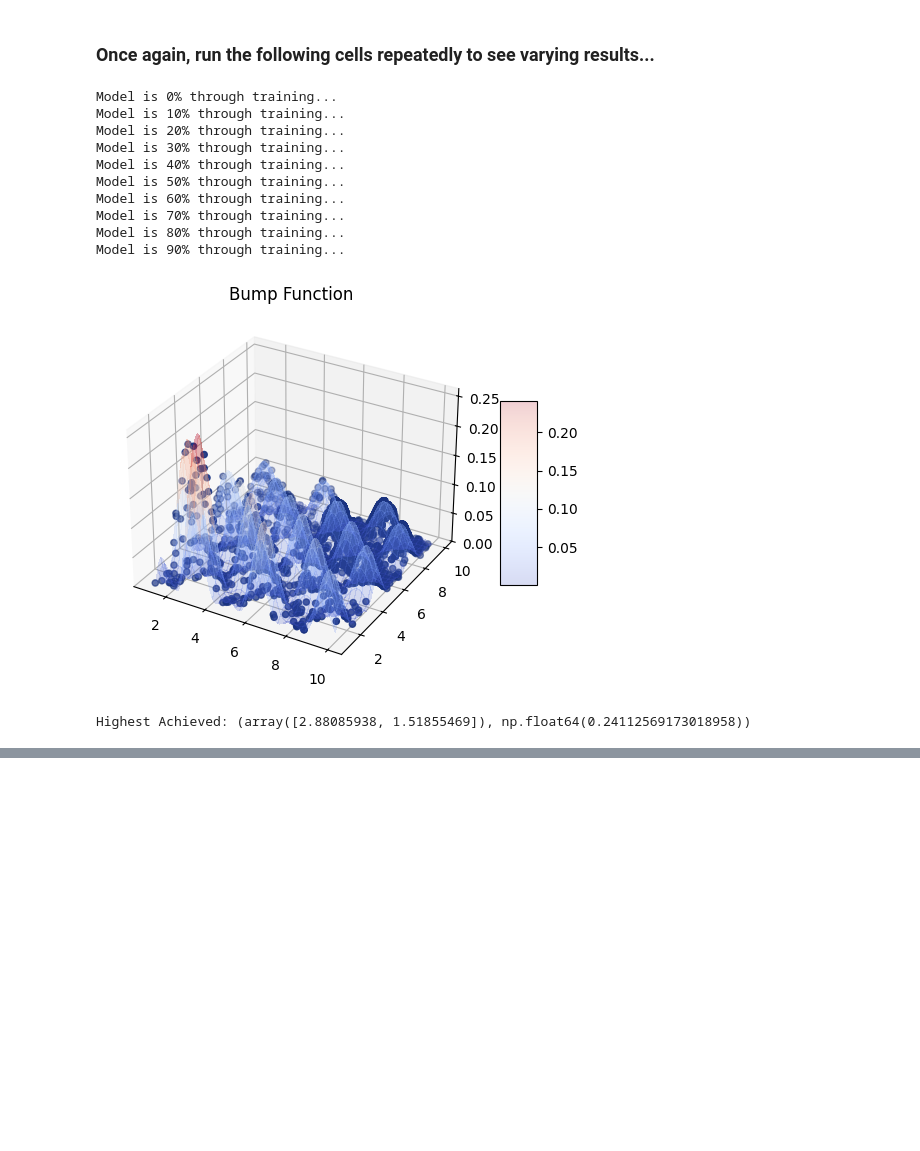
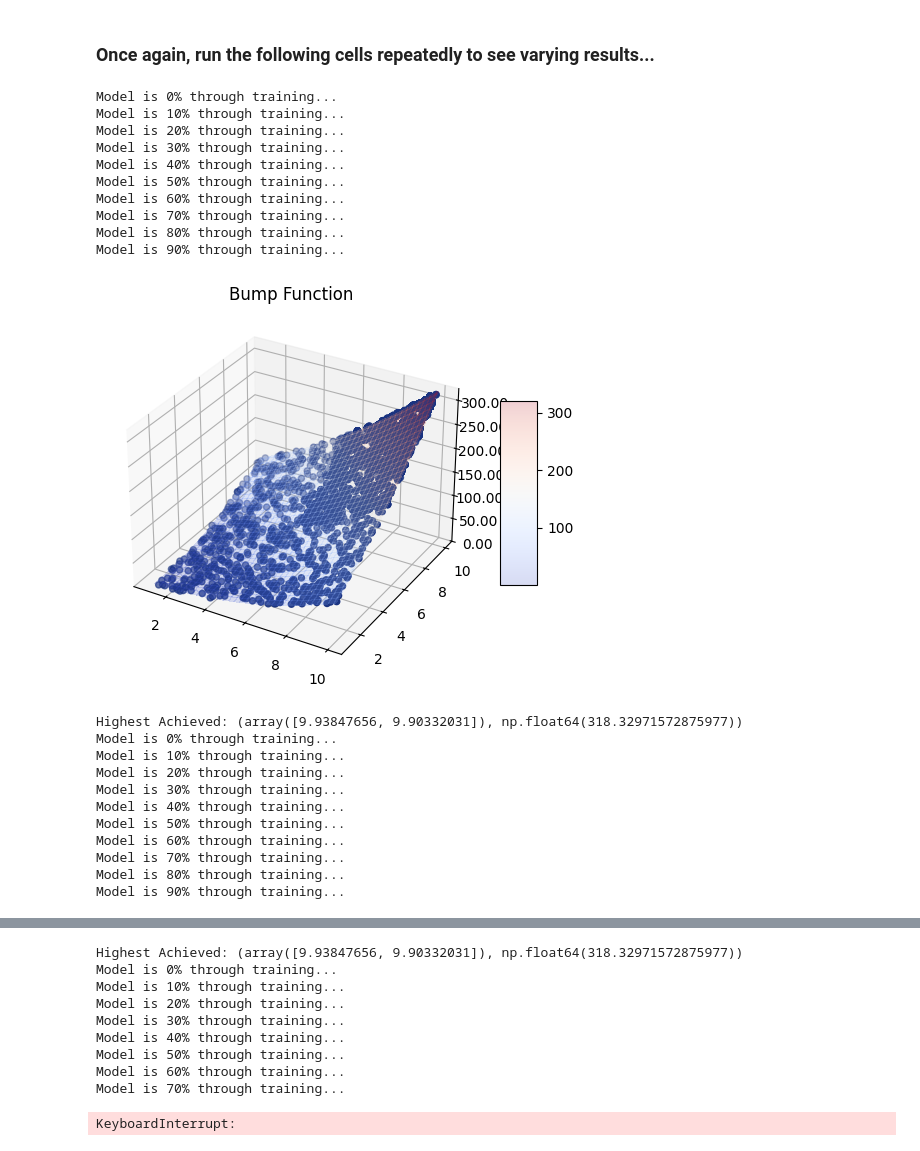
Before and after one commit to Pirate-Hunter-Zoro/Artificial-Intelligence, a Jupyter notebook: KNN and Local Search/local_search.ipynb, the cells around one changed output, grey strips where cells are left out. Cells and saved outputs as stored; diff of their text form; code cells hidden in the pictures; blank space fills up the shorter version.

```diff
--- a/KNN and Local Search/local_search.ipynb
+++ b/KNN and Local Search/local_search.ipynb
@@ -512,9 +496,12 @@ class SimulatedAnnealingSolver(FunctionOptimizer):
         return current + np.array([(0.5 - random.random())*(self.x_max[0]-self.x_min[0]), (0.5 - random.random())*(self.x_max[1]-self.x_min[1])])
 # %% [markdown]
 ### Run the following cells repeatedly to see varying results...
+# %%
+functions = [sphere, griew, shekel, micha, langermann, odd_square, bump]
 # %%
 solver = SimulatedAnnealingSolver(lambda n : exp(-n/10), x_min=np.array([1, 1]), x_max=np.array([10, 10]),)
 
-solver.plot_results(function=bump, title="Bump Function")
-print(f"Highest Achieved: {solver.max_input, solver.max_output}")
+for f in functions:
+    solver.plot_results(function=f, title="Bump Function")
+    print(f"Highest Achieved: {solver.max_input, solver.max_output}")
 # %% [output]
@@ -689,19 +680,30 @@ class GeneticAlgorithmSolver(FunctionOptimizer):
 # %%
 # Note - likely because of graphing, even after the training is complete, the code takes awhile to finish - I had to wait about twenty seconds in total...
 solver = GeneticAlgorithmSolver(x_min=np.array([1,1]), x_max=np.array([10,10]))
 
-solver.plot_results(function=bump, title="Bump Function")
-print(f"Highest Achieved: {solver.max_input, solver.max_output}")
+for f in functions:
+    solver.plot_results(function=f)
+    print(f"Highest Achieved: {solver.max_input, solver.max_output}")
 # %% [output]
 Model is 0% through training...
 Model is 10% through training...
 Model is 20% through training...
 Model is 30% through training...
 Model is 40% through training...
 Model is 50% through training...
 Model is 60% through training...
 Model is 70% through training...
 Model is 80% through training...
 Model is 90% through training...
-[figure, old version]
+[figure, new version]
-Highest Achieved: (array([2.88085938, 1.51855469]), np.float64(0.24112569173018958))
+Highest Achieved: (array([9.93847656, 9.90332031]), np.float64(318.32971572875977))
+Model is 0% through training...
+Model is 10% through training...
+Model is 20% through training...
+Model is 30% through training...
+Model is 40% through training...
+Model is 50% through training...
+Model is 60% through training...
+Model is 70% through training...
+Model is 80% through training...
+Model is 90% through training...
@@ -707,0 +711,10 @@ Highest Achieved: (array([2.88085938, 1.51855469]), np.float64(0.241125691730189
+Highest Achieved: (array([9.93847656, 9.90332031]), np.float64(318.32971572875977))
+Model is 0% through training...
+Model is 10% through training...
+Model is 20% through training...
+Model is 30% through training...
+Model is 40% through training...
+Model is 50% through training...
+Model is 60% through training...
+Model is 70% through training...
+KeyboardInterrupt:
```
Also changed, not shown: parts of 5 cells of this notebook, 2 other files.
